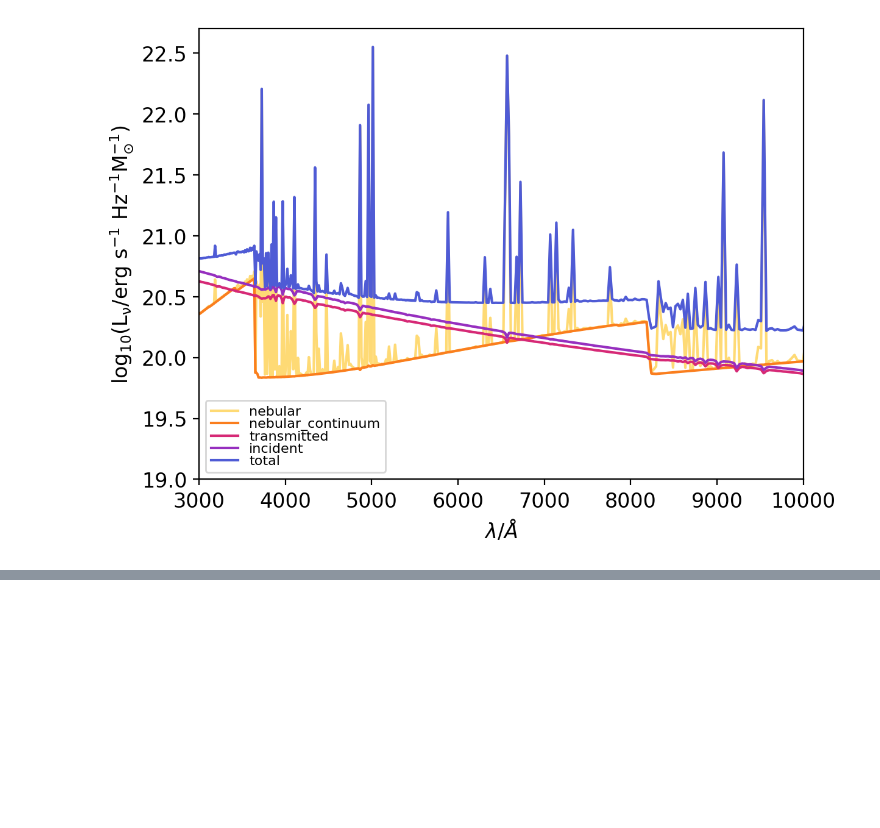
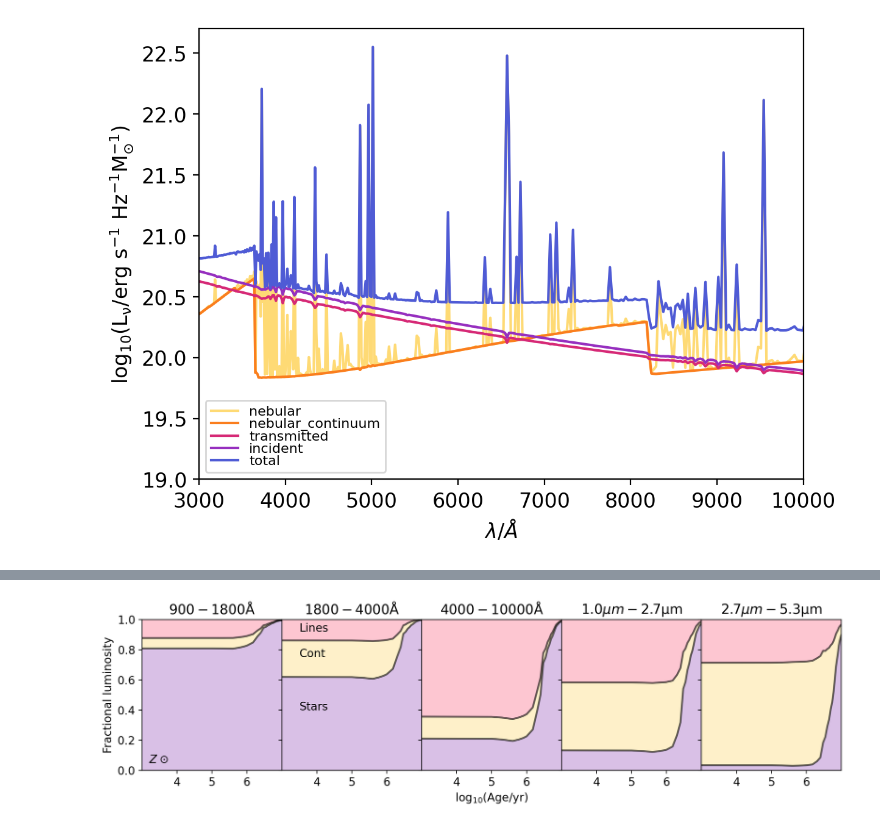
Before and after one commit to sophie-newman/cloudy-maraston, a Jupyter notebook: notebooks/notebook1_explore_maraston_grids.ipynb, the cells around one changed output, grey strips where cells are left out. Cells and saved outputs as stored; diff of their text form; code cells hidden in the pictures; blank space fills up the shorter version.

```diff
--- a/notebooks/notebook1_explore_maraston_grids.ipynb
+++ b/notebooks/notebook1_explore_maraston_grids.ipynb
@@ -191,0 +332,88 @@ plt.xlim(left=3000, right=10000)
+# %%
+colors = cmr.take_cmap_colors('cmr.sapphire', len(grid.metallicity), cmap_range=(0.7, 1.0), return_fmt='hex')
+
+fig, axes = plt.subplots(1, 5, figsize=(11,3), sharex=True, sharey=True)
+
+U = 0.01
+Z = 0.02
+
+wavelength_ranges = [[900 * Angstrom, 1800 * Angstrom],
+                     [1800 * Angstrom, 4000 * Angstrom],
+                     [4000 * Angstrom, 10000 * Angstrom],
+                     [1 * um, 2.7 * um],
+                     [2.7 * um, 5.3 * um] ]
+
+for ix, ax in enumerate(axes) :
+
+    frac_cont = []
+    frac_line = []
+    frac_star = []
+
+    for ia, log10age in enumerate(grid.log10age):
+
+        grid_point = grid.get_grid_point((log10age, Z, U))
+
+        # get our SEDs
+        cont = grid.get_spectra(grid_point, spectra_id="nebular_continuum")
+        line = grid.get_spectra(grid_point, spectra_id="nebular")
+        star = grid.get_spectra(grid_point, spectra_id="transmitted")
+        total = grid.get_spectra(grid_point, spectra_id="total")
+
+        # integrate this over wavelength
+        cont_lum = cont.measure_window_lnu( wavelength_ranges[ix] )
+        line_lum = line.measure_window_lnu( wavelength_ranges[ix] )
+        star_lum = star.measure_window_lnu( wavelength_ranges[ix] )
+        total_lum = total.measure_window_lnu( wavelength_ranges[ix] )
+
+        frac_cont.append( cont_lum / total_lum )
+        frac_line.append( line_lum / total_lum )
+        frac_star.append( star_lum / total_lum )
+
+    # lines to fill between
+    line_line = np.array(frac_line) + np.array(frac_star)
+    cont_line = np.array(frac_cont) + np.array(frac_star)
+    star_line = frac_star
+
+    alpha = 0.9
+
+    # plot black lines
+    ax.plot(log10ages, cont_line, linewidth=2, color='black', alpha=0.6)
+    ax.plot(log10ages, star_line, linewidth=2, color='black', alpha=0.6)
+
+    # line
+    ax.fill_between(log10ages, line_line, cont_line, color='#fdc0cc', linewidth=0, alpha=alpha)
+
+    # continuum
+    ax.fill_between(log10ages, cont_line, star_line, color='#feefc4', linewidth=0, alpha=alpha)
+
+    # star
+    ax.fill_between(log10ages, star_line, np.linspace(0,0,len(star_line)), color='#d5b9e4', linewidth=0, alpha=alpha)
+
+axes[0].set_ylabel('Fractional luminosity')
+axes[2].set_xlabel(r"log$_{10}$(Age/yr)")
+
+# Label contributions
+axes[1].text(3.5, 0.4, 'Stars')
+axes[1].text(3.5, 0.75, 'Cont')
+axes[1].text(3.5, 0.92, 'Lines')
+
+# Label wavelength ranges
+wav_x = 3.1
+wav_y = 0.06
+axes[0].set_title(r'$900-1800 \rm \AA$')
+axes[1].set_title(r'$1800-4000 \rm \AA$')
+axes[2].set_title(r'$4000-10000 \rm \AA$')
+axes[3].set_title(r'$1.0\mu m-2.7\rm \mu m$')
+axes[4].set_title(r'$2.7\mu m-5.3\rm \mu m$')
+
+axes[0].text(3.2, 0.05, r'$Z\odot$')
+
+
+plt.ylim(bottom=0, top=1)
+plt.xlim(left=log10ages[0], right=log10ages[-1])
+plt.xticks([4,5,6])
+
+plt.tight_layout(pad=0)  # Set padding between subplots to zero
+plt.subplots_adjust(wspace=0)
+# %% [output]
+[figure, added]
```
Also changed, not shown: parts of 16 cells of this notebook.
